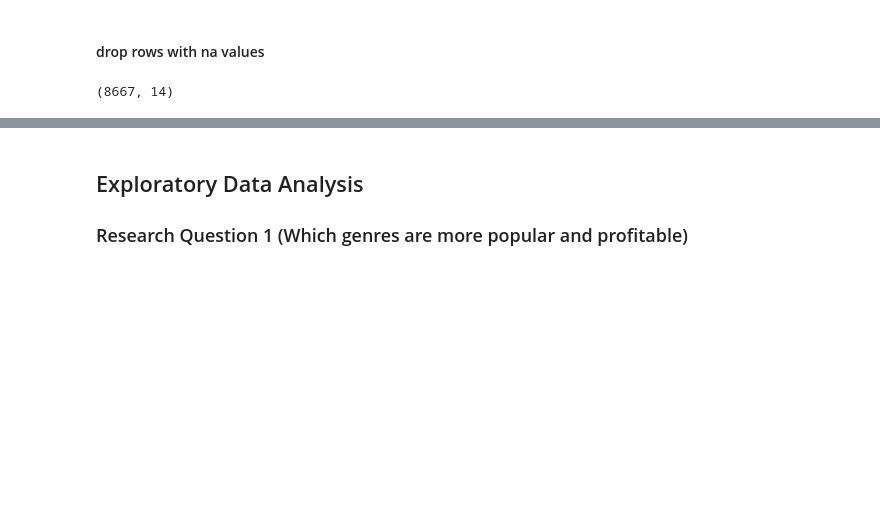
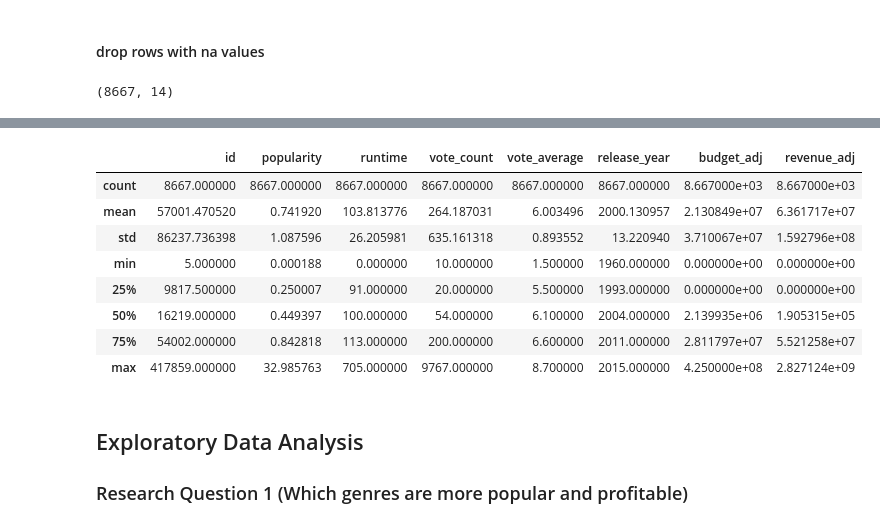
Before and after one commit to hankzhu4291/tmdb-movie, a Jupyter notebook: tmdb-movie-investigation.ipynb, the cells around one changed output, grey strips where cells are left out. Saved outputs shown, nothing was run; the diff lists cells and outputs as text; code cells hidden in the pictures; blank space fills up the shorter version.

```diff
--- a/tmdb-movie-investigation.ipynb
+++ b/tmdb-movie-investigation.ipynb
@@ -152,6 +152,18 @@ data_cleaned.head()
 | 2 | 262500 | 13.112507 | Insurgent | Shailene Woodley|Theo James|Kate ... | Robert Schwentke | based on novel|revolution|dystopi... | 119 | Adventure|Science Fiction|Thriller | ... |
 | 3 | 140607 | 11.173104 | Star Wars: The Force Awakens | Harrison Ford|Mark Hamill|Carrie ... | J.J. Abrams | android|spaceship|jedi|space oper... | 136 | Action|Adventure|Science Fiction|... | ... |
 | 4 | 168259 | 9.335014 | Furious 7 | Vin Diesel|Paul Walker|Jason Stat... | James Wan | car race|speed|revenge|suspense|car | 137 | Action|Crime|Thriller | ... |
+# %%
+data_cleaned.describe()
+# %% [output]
+|  | id | popularity | runtime | vote_count | vote_average | release_year | budget_adj | revenue_adj |
+| count | 8667.000000 | 8667.000000 | 8667.000000 | 8667.000000 | 8667.000000 | 8667.000000 | 8.667000e+03 | 8.667000e+03 |
+| mean | 57001.470520 | 0.741920 | 103.813776 | 264.187031 | 6.003496 | 2000.130957 | 2.130849e+07 | 6.361717e+07 |
+| std | 86237.736398 | 1.087596 | 26.205981 | 635.161318 | 0.893552 | 13.220940 | 3.710067e+07 | 1.592796e+08 |
+| min | 5.000000 | 0.000188 | 0.000000 | 10.000000 | 1.500000 | 1960.000000 | 0.000000e+00 | 0.000000e+00 |
+| 25% | 9817.500000 | 0.250007 | 91.000000 | 20.000000 | 5.500000 | 1993.000000 | 0.000000e+00 | 0.000000e+00 |
+| 50% | 16219.000000 | 0.449397 | 100.000000 | 54.000000 | 6.100000 | 2004.000000 | 2.139935e+06 | 1.905315e+05 |
+| 75% | 54002.000000 | 0.842818 | 113.000000 | 200.000000 | 6.600000 | 2011.000000 | 2.811797e+07 | 5.521258e+07 |
+| max | 417859.000000 | 32.985763 | 705.000000 | 9767.000000 | 8.700000 | 2015.000000 | 4.250000e+08 | 2.827124e+09 |
 # %% [markdown]
 <a id='eda'></a>
 ## Exploratory Data Analysis
```
Also changed, not shown: 1 other file.
